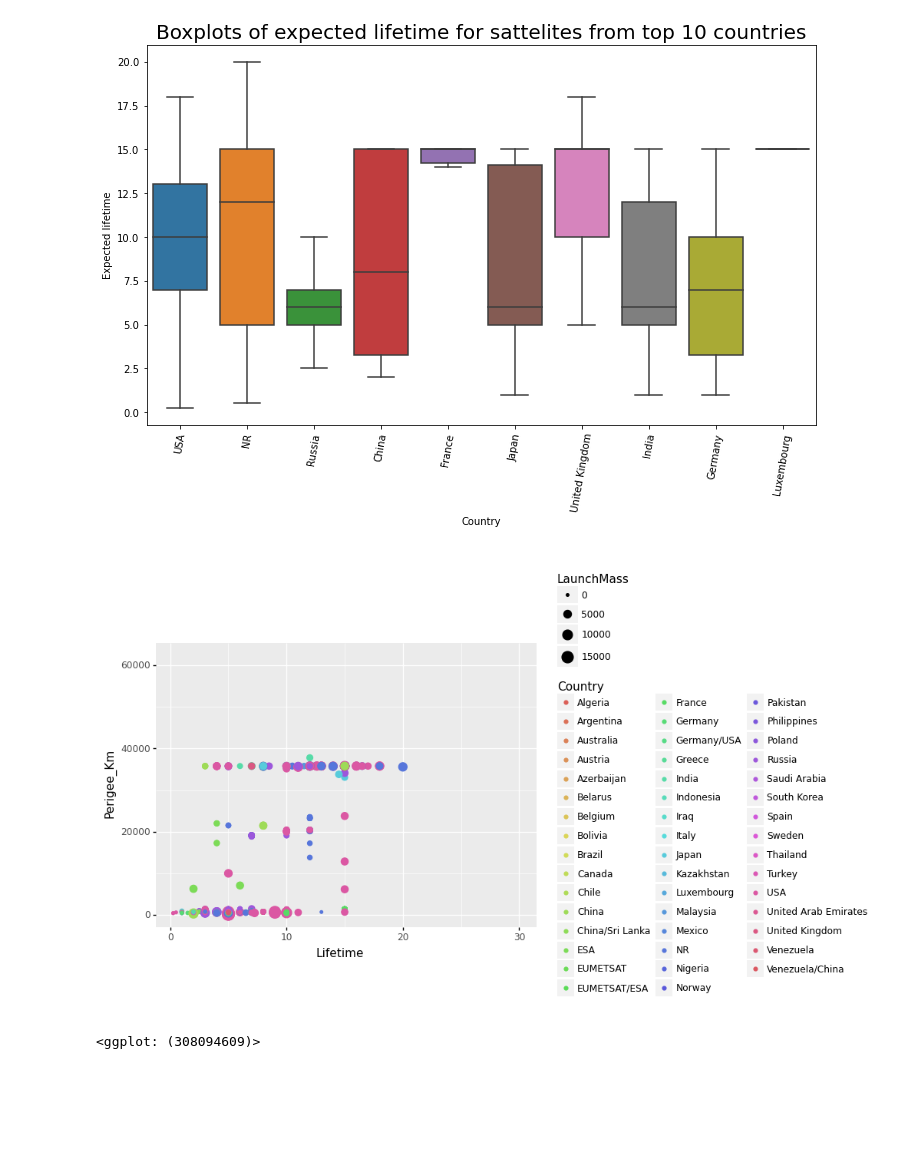
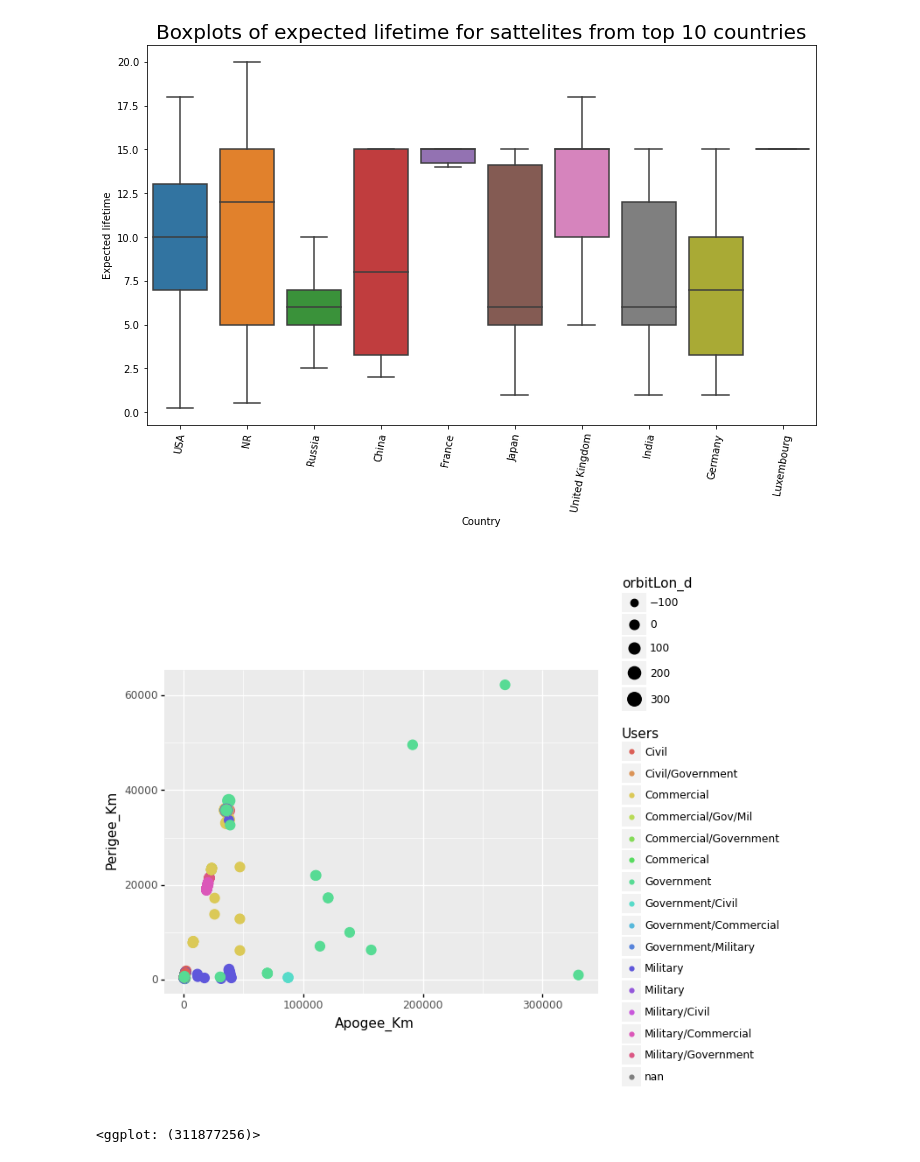
Before and after one commit to NickSamboni/AnalysingSatData, a Jupyter notebook: satellite.ipynb, the cells around one changed output. Drawn from its saved outputs; the diff is of its cells as text; code cells hidden in the pictures; blank space fills up the shorter version.

```diff
--- a/satellite.ipynb
+++ b/satellite.ipynb
@@ -238,8 +249,8 @@ plt.ylabel("Expected lifetime")
 Text(0, 0.5, 'Expected lifetime')
 [figure]
 # %%
-ggplot(data, aes(x='Lifetime', y='Perigee_Km',
-    size = 'LaunchMass', color = 'Country')) + geom_point()
+ggplot(data, aes(x='Apogee_Km', y='Perigee_Km',
+    size = 'orbitLon_d', color = 'Users')) + geom_point()
 # %% [output]
-[figure, old version]
+[figure, new version]
-<ggplot: (308094609)>
+<ggplot: (311877256)>
```
Also changed, not shown: parts of 26 cells of this notebook, 1 other file.
